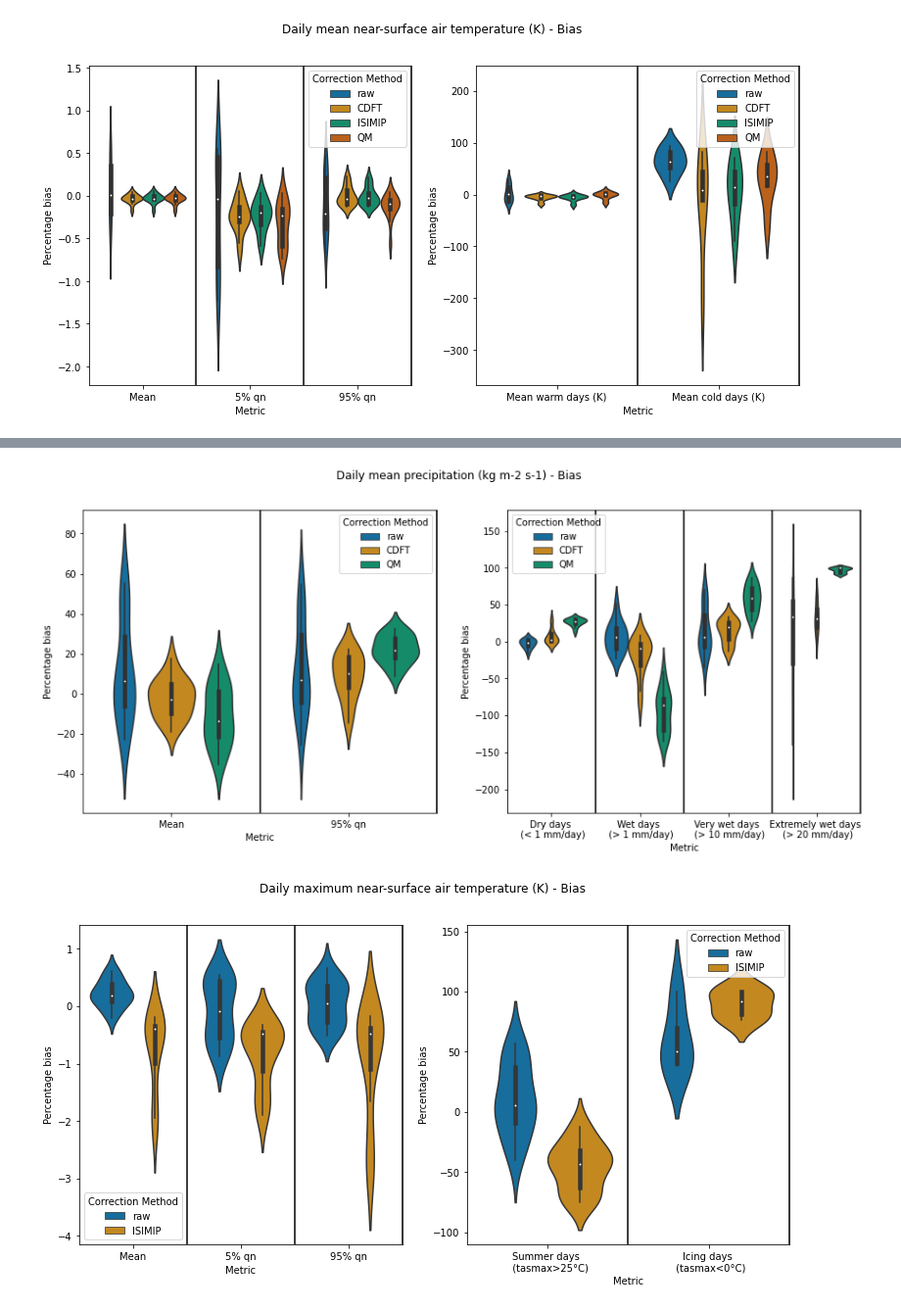
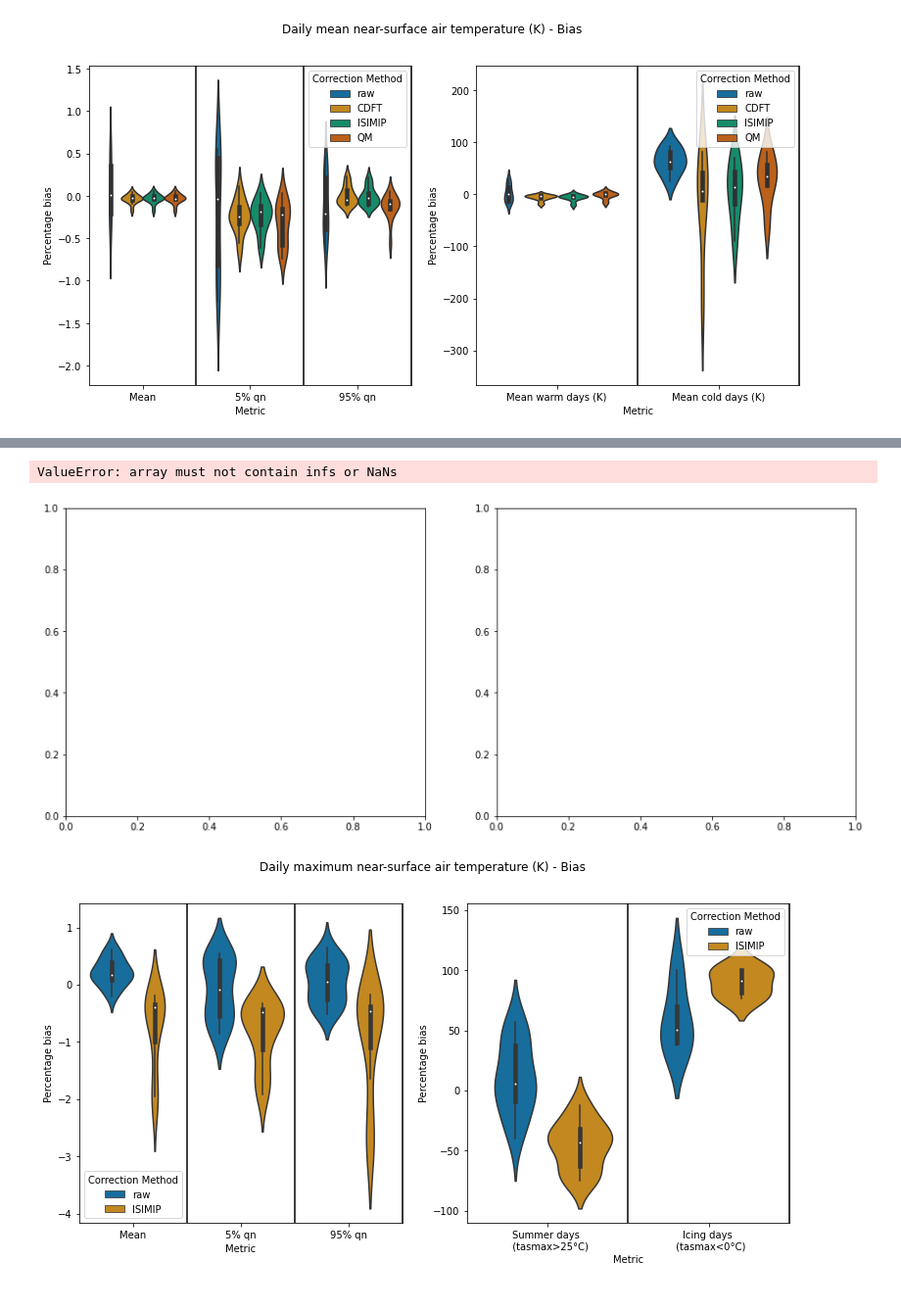
Before and after one commit to ecmwf-projects/ibicus, a Jupyter notebook: notebooks/evaluation_notebook_v4.ipynb, the cells around one changed output, grey strips where cells are left out. Shown at 98% size. Drawn from its saved outputs; the diff is of its cells as text; code cells hidden in the pictures.

Commit message:
QA on new testing data

```diff
--- a/notebooks/evaluation_notebook_v4.ipynb
+++ b/notebooks/evaluation_notebook_v4.ipynb
@@ -55,3 +41,22 @@ def get_data(variable, path = "../../../../Desktop/ECMWF/testing_data/for_packag
+# %%
+def get_data(variable, path = "../../../../Desktop/ECMWF/testing_data/for_package/", split_ratio = 0.7037):
+
+    data = np.load(f"{path}{variable}.npz", allow_pickle = True)
+
+    cut_off = math.floor(data["obs"].shape[0]*split_ratio)
+
+    obs = data["obs"][0:cut_off, :, :]
+    obs_validate = data["obs"][cut_off+1:, :, :]
+    cm_hist = data["cm_hist"][0:cut_off, :, :]
+    cm_validate = data["cm_hist"][cut_off+1:, :, :]
+    cm_future = data["cm_future"]
+    time_obs = data["time_obs"][0:cut_off]
+    time_obs_validate = data["time_obs"][cut_off+1:]
+    time_cm_hist = data["time_cm_hist"][0:cut_off]
+    time_cm_validate = data["time_cm_hist"][cut_off+1:]
+    time_cm_future = data["time_cm_future"]
+
+    return obs, obs_validate, cm_hist, cm_validate, cm_future, time_obs, time_obs_validate, time_cm_hist, time_cm_validate, time_cm_future
 # %% [markdown]
 Initialize testing data and dates for tas and pr
 # %%
@@ -162,5 +145,5 @@ array([cftime.DatetimeProlepticGregorian(1997, 11, 26, 12, 0, 0, 0, has_year_zer
 # %%
 pr_debiaser_ISIMIP = ISIMIP.from_variable(variable = 'pr')
-pr_val_debiased_ISIMIP = pr_debiaser_ISIMIP.apply(pr_obs, pr_cm_hist, pr_cm_validate, time_obs = pr_time_obs, time_cm_hist = pr_time_cm_hist, time_cm_future = pr_time_cm_validate, verbosity='ERRORS_ONLY')
-pr_fut_debiased_ISIMIP = pr_debiaser_ISIMIP.apply(pr_obs, pr_cm_hist, pr_cm_future, time_obs = pr_time_obs, time_cm_hist = pr_time_cm_hist, time_cm_future = pr_time_cm_future, verbosity='ERRORS_ONLY')
+pr_val_debiased_ISIMIP = pr_debiaser_ISIMIP.apply(pr_obs, pr_cm_hist, pr_cm_validate, time_obs = pr_time_obs, time_cm_hist = pr_time_cm_hist, time_cm_future = pr_time_cm_validate, verbosity='ERRORS_ONLY', parallel=True)
+pr_fut_debiased_ISIMIP = pr_debiaser_ISIMIP.apply(pr_obs, pr_cm_hist, pr_cm_future, time_obs = pr_time_obs, time_cm_hist = pr_time_cm_hist, time_cm_future = pr_time_cm_future, verbosity='ERRORS_ONLY', parallel=True)
 # %% [output]
@@ -285,16 +275,18 @@ plt.show()
 # %%
 pr_marginal_bias_data = marginal.calculate_marginal_bias(metrics = pr_metrics, obs_data = pr_obs_validate,
-                                                 raw = pr_cm_validate,
-                                                 CDFT = pr_val_debiased_CDFT,
-                                                 #ISIMIP = pr_val_debiased_ISIMIP,
-                                                 QM = pr_val_debiased_QM)
+                                                         raw = pr_cm_validate,
+                                                         CDFT = pr_val_debiased_CDFT,
+                                                         ISIMIP = pr_val_debiased_ISIMIP,
+                                                         QDM = pr_val_debiased_QDM,
+                                                         QM = pr_val_debiased_QM)
 
 pr_marginal_bias_data = pr_marginal_bias_data[~pr_marginal_bias_data["Metric"].isin(["5% qn"])]
 
 pr_marginal_bias_plot = marginal.plot_marginal_bias(variable = 'pr', bias_df = pr_marginal_bias_data)
 plt.show()
 # %% [output]
+ValueError: array must not contain infs or NaNs
-[figure, old version]
+[figure, new version]
 # %%
 tasmax_marginal_bias_data = marginal.calculate_marginal_bias(metrics = tasmax_metrics,
                                                  obs_data = tasmax_obs_validate,
```
Also changed, not shown: parts of 32 cells of this notebook, 1 other file.
